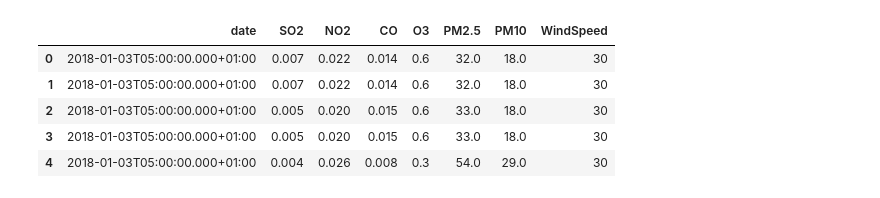
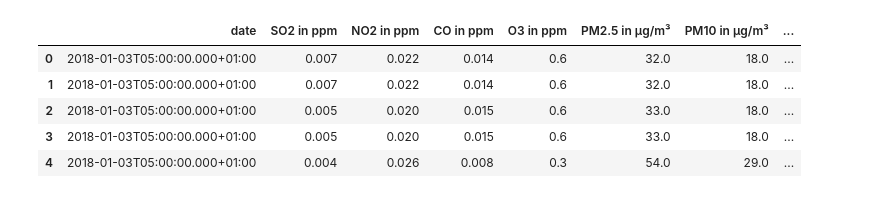
Before and after one commit to PSteinhaus/bigData, a Jupyter notebook: YearPlot.ipynb, the cells around one changed output. Drawn from its saved outputs; the diff is of its cells as text; code cells hidden in the pictures.

```diff
--- a/YearPlot.ipynb
+++ b/YearPlot.ipynb
@@ -1,15 +1,15 @@
 # %%
 import pandas as pd
 from matplotlib import pyplot as plt
 %matplotlib inline
 import seaborn as sns
 
-df = pd.read_csv('../joined_data.csv', names = ['date', 'SO2', 'NO2', 'CO', 'O3', 'PM2.5', 'PM10', 'WindSpeed'])
+df = pd.read_csv('joined_data.csv', names = ['date', 'SO2 in ppm', 'NO2 in ppm', 'CO in ppm', 'O3 in ppm', 'PM2.5 in µg/m³', 'PM10 in µg/m³', 'mittlere Windgeschwindigkeit'])
 df.head()
 # %% [output]
-|  | date | SO2 | NO2 | CO | O3 | PM2.5 | PM10 | WindSpeed |
-| 0 | 2018-01-03T05:00:00.000+01:00 | 0.007 | 0.022 | 0.014 | 0.6 | 32.0 | 18.0 | 30 |
-| 1 | 2018-01-03T05:00:00.000+01:00 | 0.007 | 0.022 | 0.014 | 0.6 | 32.0 | 18.0 | 30 |
-| 2 | 2018-01-03T05:00:00.000+01:00 | 0.005 | 0.020 | 0.015 | 0.6 | 33.0 | 18.0 | 30 |
-| 3 | 2018-01-03T05:00:00.000+01:00 | 0.005 | 0.020 | 0.015 | 0.6 | 33.0 | 18.0 | 30 |
-| 4 | 2018-01-03T05:00:00.000+01:00 | 0.004 | 0.026 | 0.008 | 0.3 | 54.0 | 29.0 | 30 |
+|  | date | SO2 in ppm | NO2 in ppm | CO in ppm | O3 in ppm | PM2.5 in µg/m³ | PM10 in µg/m³ | ... |
+| 0 | 2018-01-03T05:00:00.000+01:00 | 0.007 | 0.022 | 0.014 | 0.6 | 32.0 | 18.0 | ... |
+| 1 | 2018-01-03T05:00:00.000+01:00 | 0.007 | 0.022 | 0.014 | 0.6 | 32.0 | 18.0 | ... |
+| 2 | 2018-01-03T05:00:00.000+01:00 | 0.005 | 0.020 | 0.015 | 0.6 | 33.0 | 18.0 | ... |
+| 3 | 2018-01-03T05:00:00.000+01:00 | 0.005 | 0.020 | 0.015 | 0.6 | 33.0 | 18.0 | ... |
+| 4 | 2018-01-03T05:00:00.000+01:00 | 0.004 | 0.026 | 0.008 | 0.3 | 54.0 | 29.0 | ... |
```
Also changed, not shown: parts of 11 cells of this notebook.
